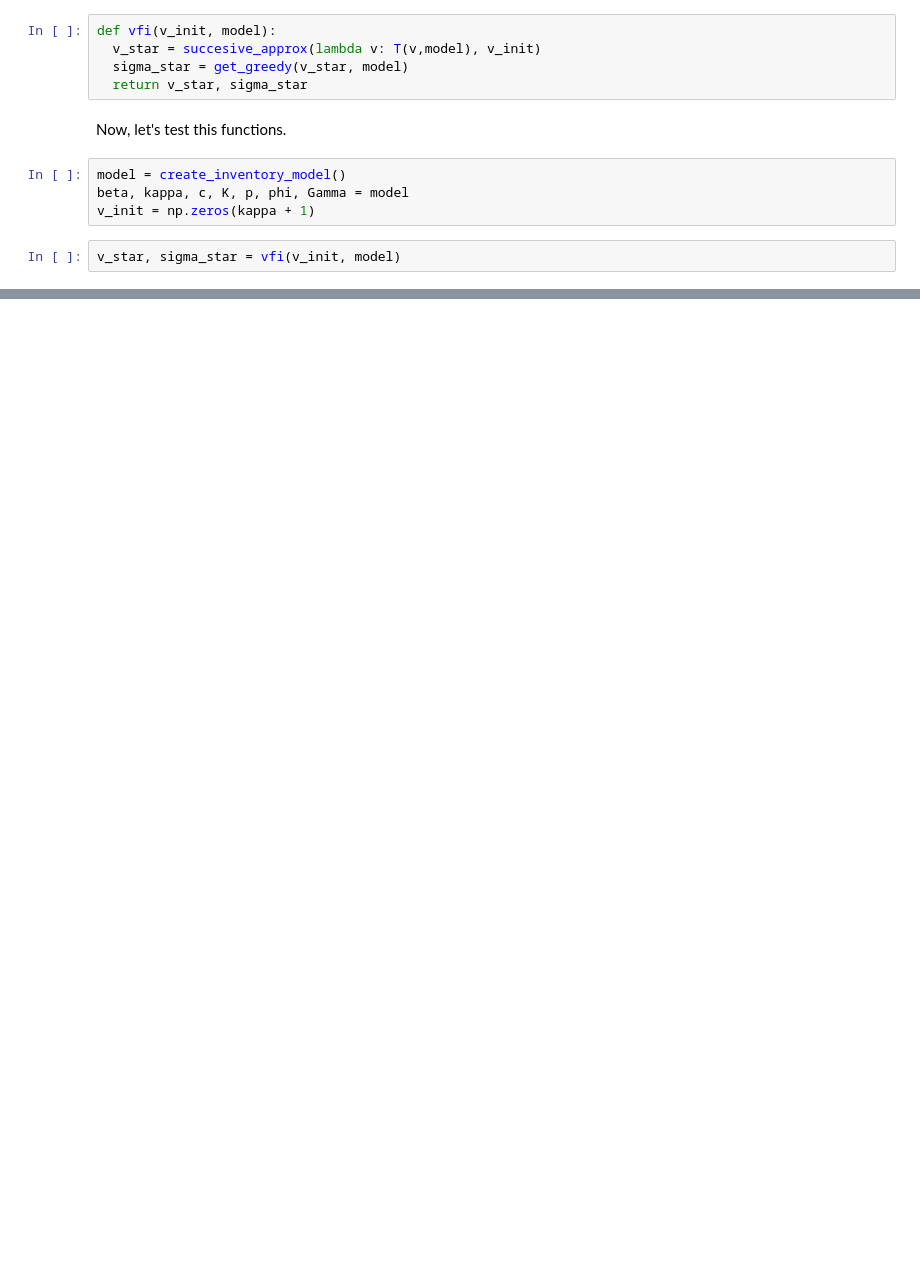
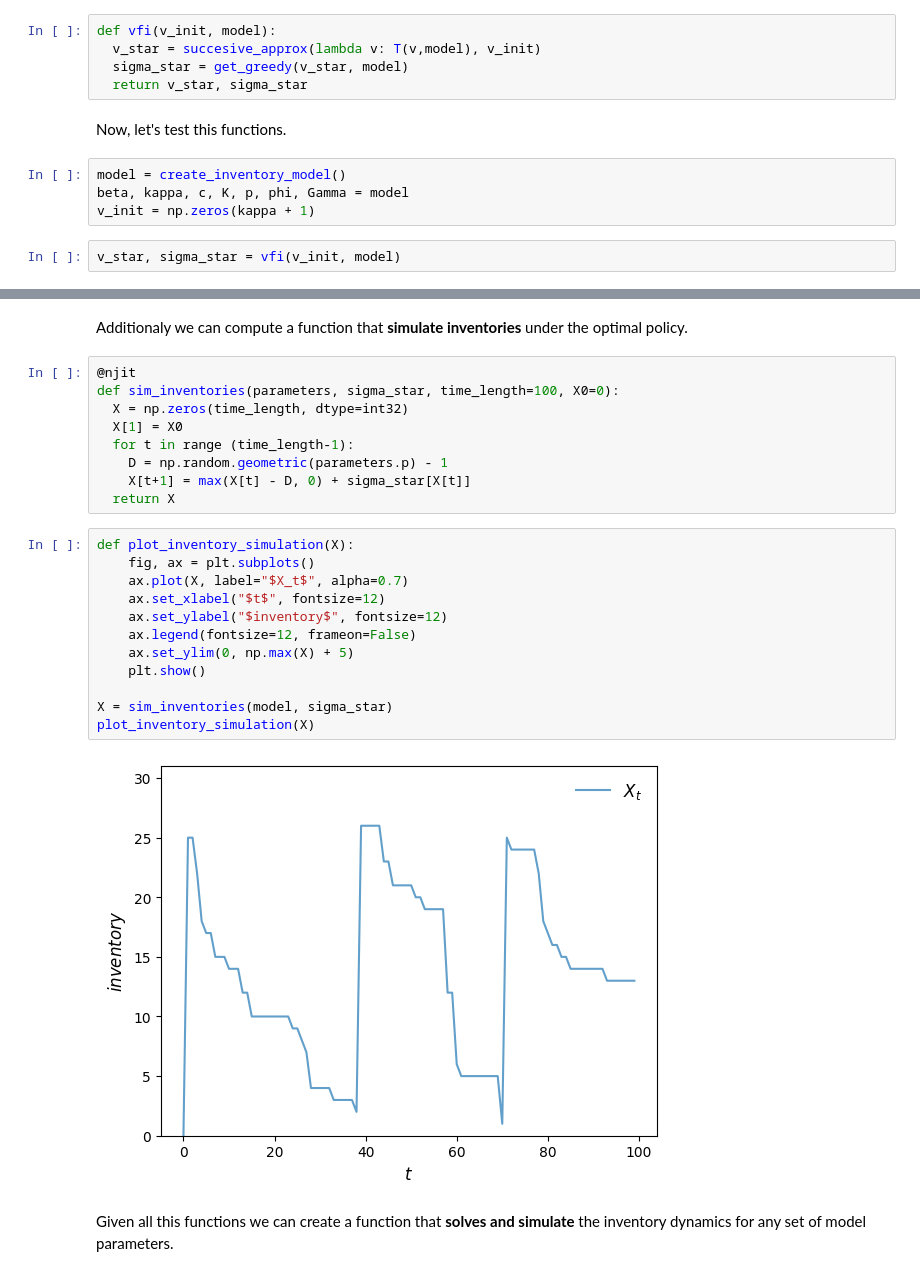
Before and after one commit to mloyorev/Theory, a Jupyter notebook: 4_InventoryDynamics.ipynb, the cells around one changed output, grey strips where cells are left out. Drawn from its saved outputs; the diff is of its cells as text; blank space fills up the shorter version.

```diff
--- a/4_InventoryDynamics.ipynb
+++ b/4_InventoryDynamics.ipynb
@@ -204,2 +236,29 @@ plt.show()
 # %% [output]
 [figure]
+# %% [markdown]
+Additionaly we can compute a function that **simulate inventories** under the optimal policy.
+# %%
+@njit
+def sim_inventories(parameters, sigma_star, time_length=100, X0=0):
+  X = np.zeros(time_length, dtype=int32)
+  X[1] = X0
+  for t in range (time_length-1):
+    D = np.random.geometric(parameters.p) - 1
+    X[t+1] = max(X[t] - D, 0) + sigma_star[X[t]]
+  return X
+# %%
+def plot_inventory_simulation(X):
+    fig, ax = plt.subplots()
+    ax.plot(X, label="$X_t$", alpha=0.7)
+    ax.set_xlabel("$t$", fontsize=12)
+    ax.set_ylabel("$inventory$", fontsize=12)
+    ax.legend(fontsize=12, frameon=False)
+    ax.set_ylim(0, np.max(X) + 5)
+    plt.show()
+
+X = sim_inventories(model, sigma_star)
+plot_inventory_simulation(X)
+# %% [output]
+[figure, added]
+# %% [markdown]
+Given all this functions we can create a function that **solves and simulate** the inventory dynamics for any set of model parameters.
```
Also changed, not shown: parts of 16 cells of this notebook.
